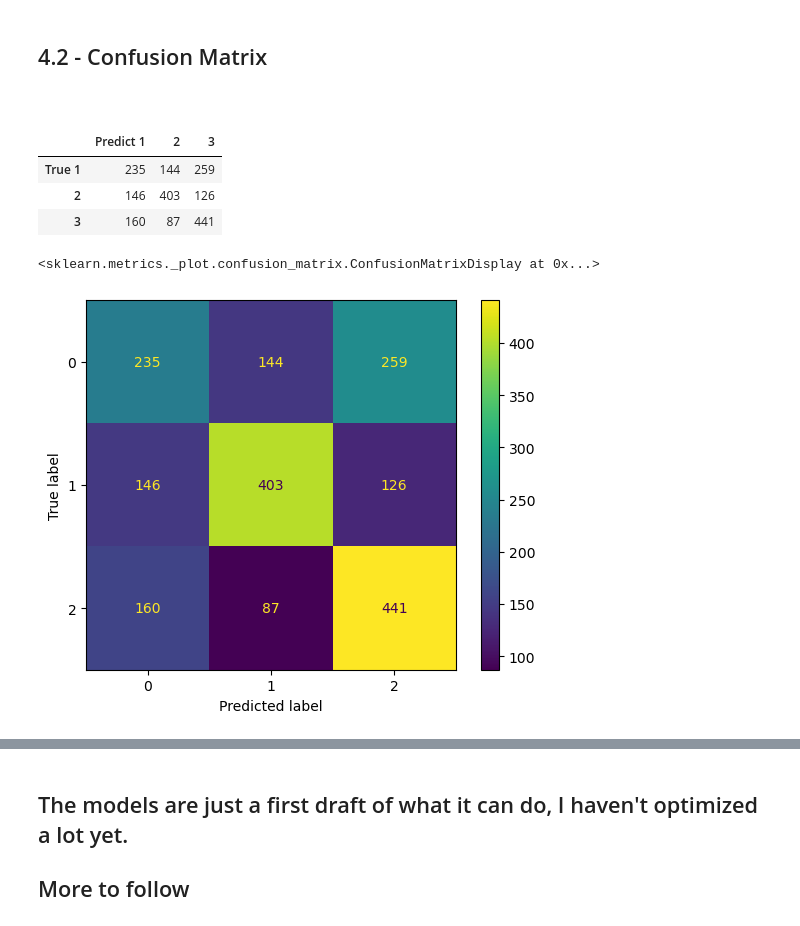
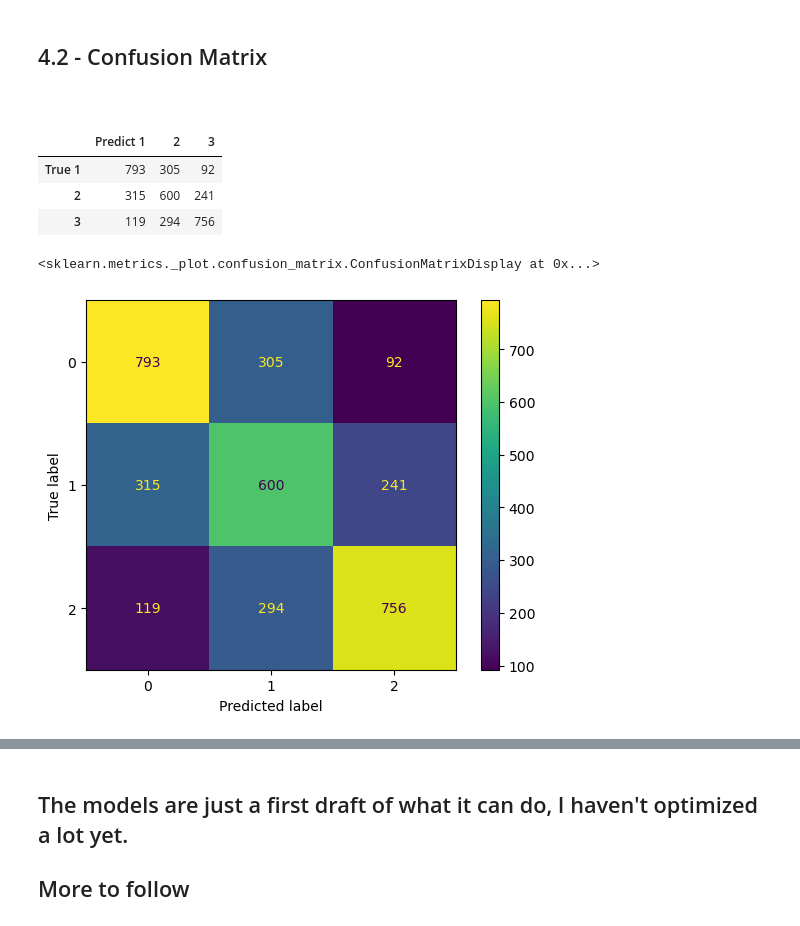
Before and after one commit to benji02/capstone_project, a Jupyter notebook: Notebooks/Capstone_BenjaminLavoie_PreProcAndProc_2nd.ipynb, the cells around one changed output, grey strips where cells are left out. Saved outputs shown, nothing was run; the diff lists cells and outputs as text; code cells hidden in the pictures.

```diff
--- a/Notebooks/Capstone_BenjaminLavoie_PreProcAndProc_2nd.ipynb
+++ b/Notebooks/Capstone_BenjaminLavoie_PreProcAndProc_2nd.ipynb
@@ -770,14 +690,14 @@ Pipeline(memory='/var/folders/78/w0cjxhcs0bs0nxt9vj1kv61m0000gn/T/tmpw2b5np0d',
 pipeline_test.score(X_test,y_test)
 df_scores.loc[f"pipeline_test: "]=round(baseline_logreg.score(X_test, y_test),3)
 # %%
-# Initialize the StandardScaler
-scaler = StandardScaler()
+# # Initialize the StandardScaler
+# scaler = StandardScaler()
 
-# Fit the scaler to the training data and transform the training data
-X_train = scaler.fit_transform(X_train)
+# # Fit the scaler to the training data and transform the training data
+# X_train = scaler.fit_transform(X_train)
 
-# Transform the test data using the scaler fitted on the training data
-X_test = scaler.transform(X_test)
+# # Transform the test data using the scaler fitted on the training data
+# X_test = scaler.transform(X_test)
 # %%
 # work in progress
 
@@ -823,0 +772,12 @@ Name: Metascore_Range, Length: 1987, dtype: object
+# %%
+mapping_dict = {
+    'Weak': 0,
+    'Okay': 1,
+    'Strong': 2
+}
+# %%
+
+
+# Apply the mapping using the map() function
+y_train = y_train.map(mapping_dict)
+y_test = y_test.map(mapping_dict)
@@ -827,9 +822,9 @@ Name: Metascore_Range, Length: 1987, dtype: object
 # testing a few different models, some have been optimized, some no
 # work in progress
 
-label_encoder = LabelEncoder()
-y_train = label_encoder.fit_transform(y_train)
-y_test = label_encoder.fit_transform(y_test)
+# label_encoder = LabelEncoder()
+# y_train = label_encoder.fit_transform(y_train)
+# y_test = label_encoder.fit_transform(y_test)
 
 # X_train, X_test, y_train, y_test = train_test_split(X_train, y_encoded,
 #                                                     test_size=0.3, stratify = y_encoded)
@@ -1205,7 +1051,7 @@ df_scores
 # quick test of confusion matrix
 
 # Get class predictions
-y_pred = best_xgb_model.predict(X_test)
+y_pred = xgb_model.predict(X_test)
 
 # Generate confusion matrix
 cf_matrix = confusion_matrix(y_test, y_pred)
@@ -1220,12 +1066,12 @@ cf_df = pd.DataFrame(
 display(cf_df)
 # %% [output]
 |  | Predict 1 | 2 | 3 |
-| True 1 | 235 | 144 | 259 |
-| 2 | 146 | 403 | 126 |
-| 3 | 160 | 87 | 441 |
+| True 1 | 793 | 305 | 92 |
+| 2 | 315 | 600 | 241 |
+| 3 | 119 | 294 | 756 |
 # %%
-ConfusionMatrixDisplay.from_estimator(best_xgb_model, X_test, y_test)
+ConfusionMatrixDisplay.from_estimator(xgb_model, X_test, y_test)
 # %% [output]
 <sklearn.metrics._plot.confusion_matrix.ConfusionMatrixDisplay at 0x...>
-[figure, old version]
+[figure, new version]
 # %%
```
Also changed, not shown: parts of 44 cells of this notebook, 5 other files.
